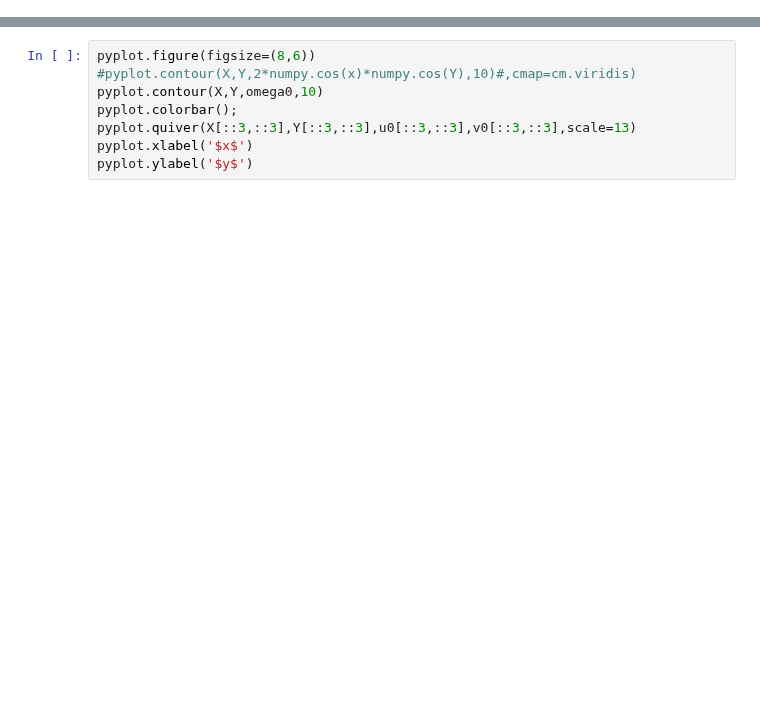
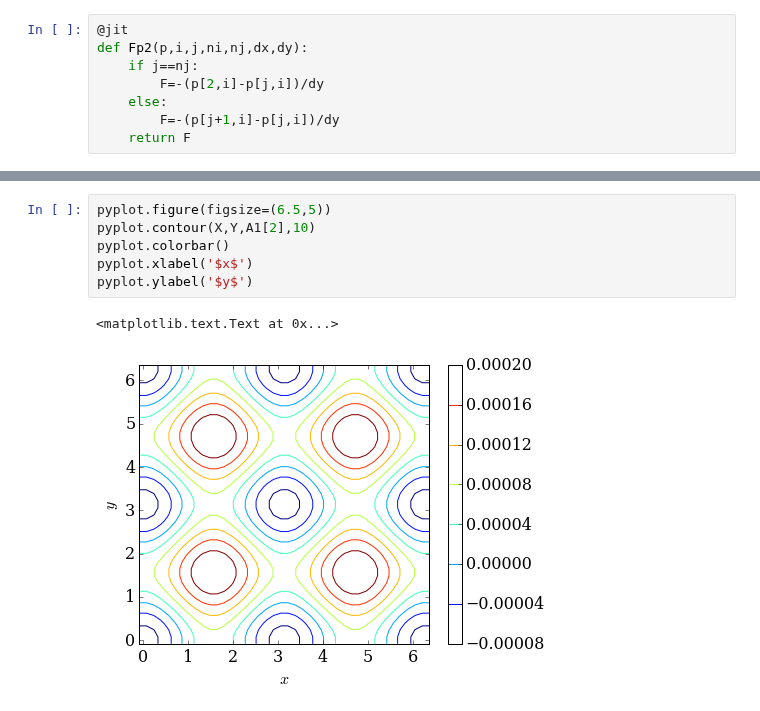
Before and after one commit to yujiasheng912/MAE6225, a Jupyter notebook: vortex_draft.ipynb, the cells around one changed output, grey strips where cells are left out. Drawn from its saved outputs; the diff is of its cells as text; blank space fills up the shorter version.

```diff
--- a/vortex_draft.ipynb
+++ b/vortex_draft.ipynb
@@ -10,0 +156,8 @@ from numba import jit
+# %%
+@jit
+def Fp2(p,i,j,ni,nj,dx,dy):
+    if j==nj:
+        F=-(p[2,i]-p[j,i])/dy
+    else:
+        F=-(p[j+1,i]-p[j,i])/dy
+    return F
@@ -137,8 +443,9 @@ for t in range(nt):
 # %%
-pyplot.figure(figsize=(8,6))
-#pyplot.contour(X,Y,2*numpy.cos(x)*numpy.cos(Y),10)#,cmap=cm.viridis)
-pyplot.contour(X,Y,omega0,10)
-pyplot.colorbar();
-pyplot.quiver(X[::3,::3],Y[::3,::3],u0[::3,::3],v0[::3,::3],scale=13)
+pyplot.figure(figsize=(6.5,5))
+pyplot.contour(X,Y,A1[2],10)
+pyplot.colorbar()
 pyplot.xlabel('$x$')
 pyplot.ylabel('$y$')
+# %% [output]
+<matplotlib.text.Text at 0x...>
+[figure, added]
```
Also changed, not shown: parts of 26 cells of this notebook, 1 other file.
